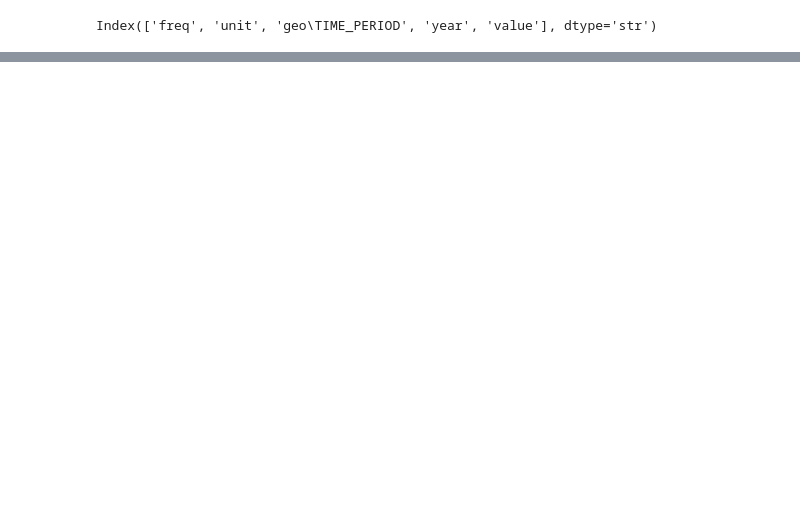
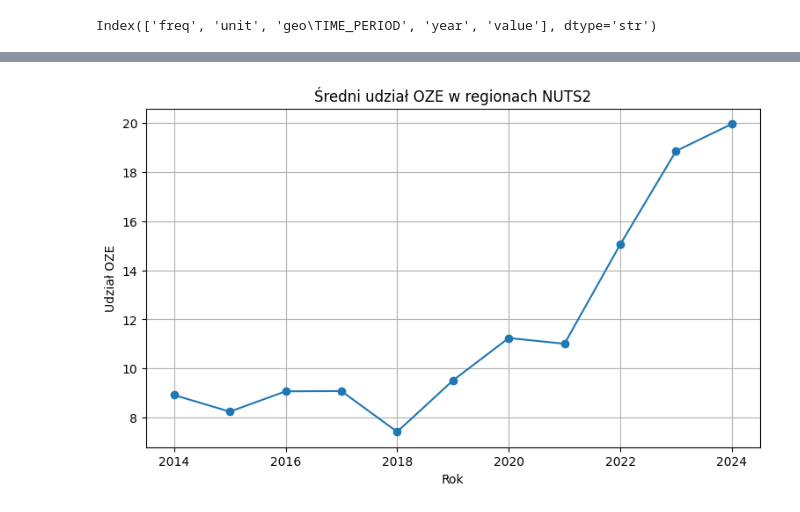
Before and after one commit to jjabuk/sgh-panele-projekt, a Jupyter notebook: main2.ipynb, the cells around one changed output, grey strips where cells are left out. Cells and saved outputs as stored; diff of their text form; code cells hidden in the pictures; blank space fills up the shorter version.

```diff
--- a/main2.ipynb
+++ b/main2.ipynb
@@ -5,17 +5,3 @@ import requests
 import time
 import zipfile
 import eurostat
-# %%
-# Pobierz listę zmiennych z API BDL
-BASE = "https://bdl.stat.gov.pl/api/v1"
-
-# Pobierz pierwszą stronę zmiennych
-response = requests.get(f"{BASE}/variables?lang=pl&format=json&page=0&pageSize=50")
-variables_data = response.json()
-
-# Wyświetl dostępne zmienne
-print(f"Całkowita liczba zmiennych: {variables_data.get('totalRecords', 0)}\n")
-print("Pierwsze 50 zmiennych:\n")
-
-for var in variables_data.get("results", [])[:20]:  # Pokaż tylko 20
-    print(f"ID: {var.get('id')}, Nazwa: {var.get('name', 'brak nazwy')}")
@@ -198,7 +170,7 @@ import zipfile
 import io
 import re
 
-# --- 1. Pobranie EDGAR ---
+# teraz idziemy po dane dotyczace emisji CO2 itp z ponizszego linku
 
 url = "https://jeodpp.jrc.ec.europa.eu/ftp/jrc-opendata/EDGAR/datasets/subnational_NUTS2/2025_FT2024_GHG_NUTS2/EDGAR_2025_GHGs_CO2eq_AR5_NUTS2_by_country_sector_1990-2024_b.zip"
 
@@ -217,16 +189,15 @@ print("EDGAR shape:", edgar.shape)
 print("Kolumny EDGAR:")
 print(edgar.columns.tolist())
 
-# --- 2. Znalezienie kolumny z kodem NUTS2 (Subnational code w kolumnie D) ---
 
-geo_col = "Subnational code"
+geo_col = "Subnational code *"
 
 if geo_col not in edgar.columns:
     raise ValueError(f"Nie znaleziono kolumny '{geo_col}'. Dostępne kolumny: {edgar.columns.tolist()}")
 
 print(f"✓ Znaleziono kolumnę geo: {geo_col}")
 
-# --- 3. Zostaw tylko polskie NUTS2 (kody zaczynające się od "PL") ---
+# bierzemy tylko dla PL w kolumnie GEO COL
 
 edgar_pl = edgar[
     edgar[geo_col].astype(str).str.startswith("PL", na=False)
@@ -235,7 +206,7 @@ edgar_pl = edgar[
 print(f"Liczba wierszy dla Polski: {edgar_pl.shape[0]}")
 print(f"Unikalne kody PL: {sorted(edgar_pl[geo_col].unique())}")
 
-# --- 4. Znalezienie kolumn lat 1990-2024 ---
+# tutaj filtr dalej na dane lata i kolumny
 
 year_cols = []
 
@@ -251,7 +222,6 @@ if len(year_cols) == 0:
 
 print(f"Znalezione lata: {sorted([int(str(c).replace('Y_', '')) for c in year_cols])}")
 
-# --- 5. Zamiana wide -> long ---
 
 df_long = edgar_pl.melt(
     id_vars=[geo_col],
@@ -331,0 +316,7 @@ NameError: name 'panel_emisje' is not defined
+# %%
+panel["wydatki_900_pc"] = panel["wydatki_dzial_900"] / panel["population"]
+panel["log_ghg"] = np.log(panel["ghg_co2eq"])
+panel["log_gdp"] = np.log(panel["gdp"])
+
+panel = panel.sort_values(["geo", "year"])
+panel["wydatki_900_pc_lag1"] = panel.groupby("geo")["wydatki_900_pc"].shift(1)
@@ -331,0 +450,12 @@ NameError: name 'panel_emisje' is not defined
+# %%
+avg_oze = panel_est.groupby("year", as_index=False)["oze_udzial"].mean()
+
+plt.figure(figsize=(9, 5))
+plt.plot(avg_oze["year"], avg_oze["oze_udzial"], marker="o")
+plt.title("Średni udział OZE w regionach NUTS2")
+plt.xlabel("Rok")
+plt.ylabel("Udział OZE")
+plt.grid(True)
+plt.show()
+# %% [output]
+[figure, added]
```
Also changed, not shown: parts of 8 cells of this notebook.
